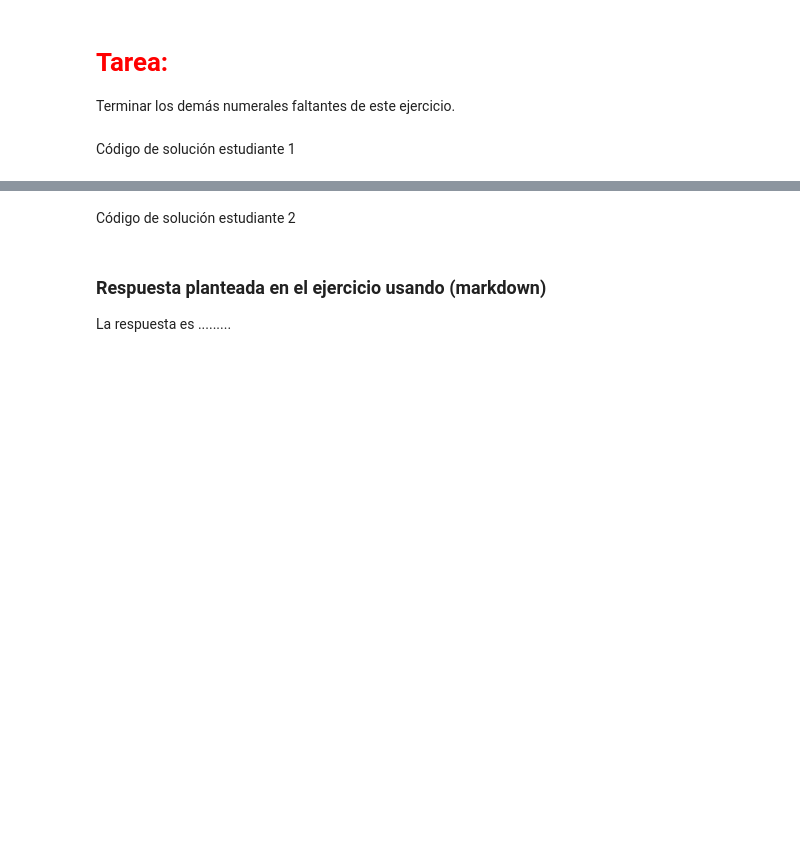
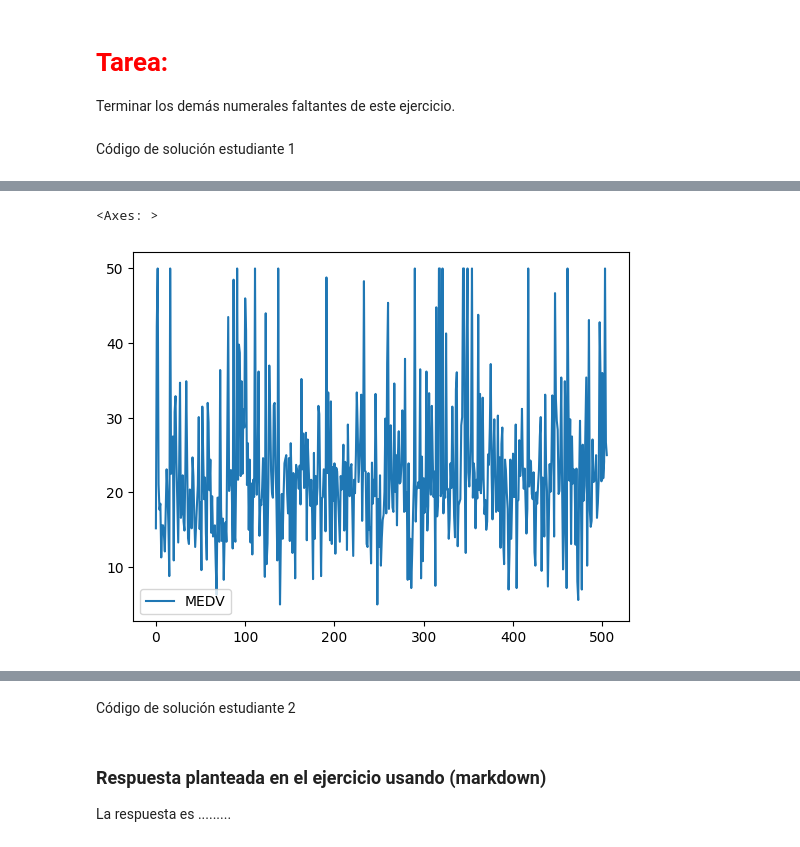
Before and after one commit to KalebAvila/ProyectoConjunto_KAAvila_MAMurguia, a Jupyter notebook: Tarea_4.ipynb, the cells around one changed output, grey strips where cells are left out. Cells and saved outputs as stored; diff of their text form; code cells hidden in the pictures; blank space fills up the shorter version.

```diff
--- a/Tarea_4.ipynb
+++ b/Tarea_4.ipynb
@@ -31,0 +100,6 @@ Código de solución estudiante 1
+# %%
+# Graficar la salida en el tiempo
+data[output_col].plot()
+# %% [output]
+<Axes: >
+[figure, added]
```
Also changed, not shown: parts of 35 cells of this notebook.
